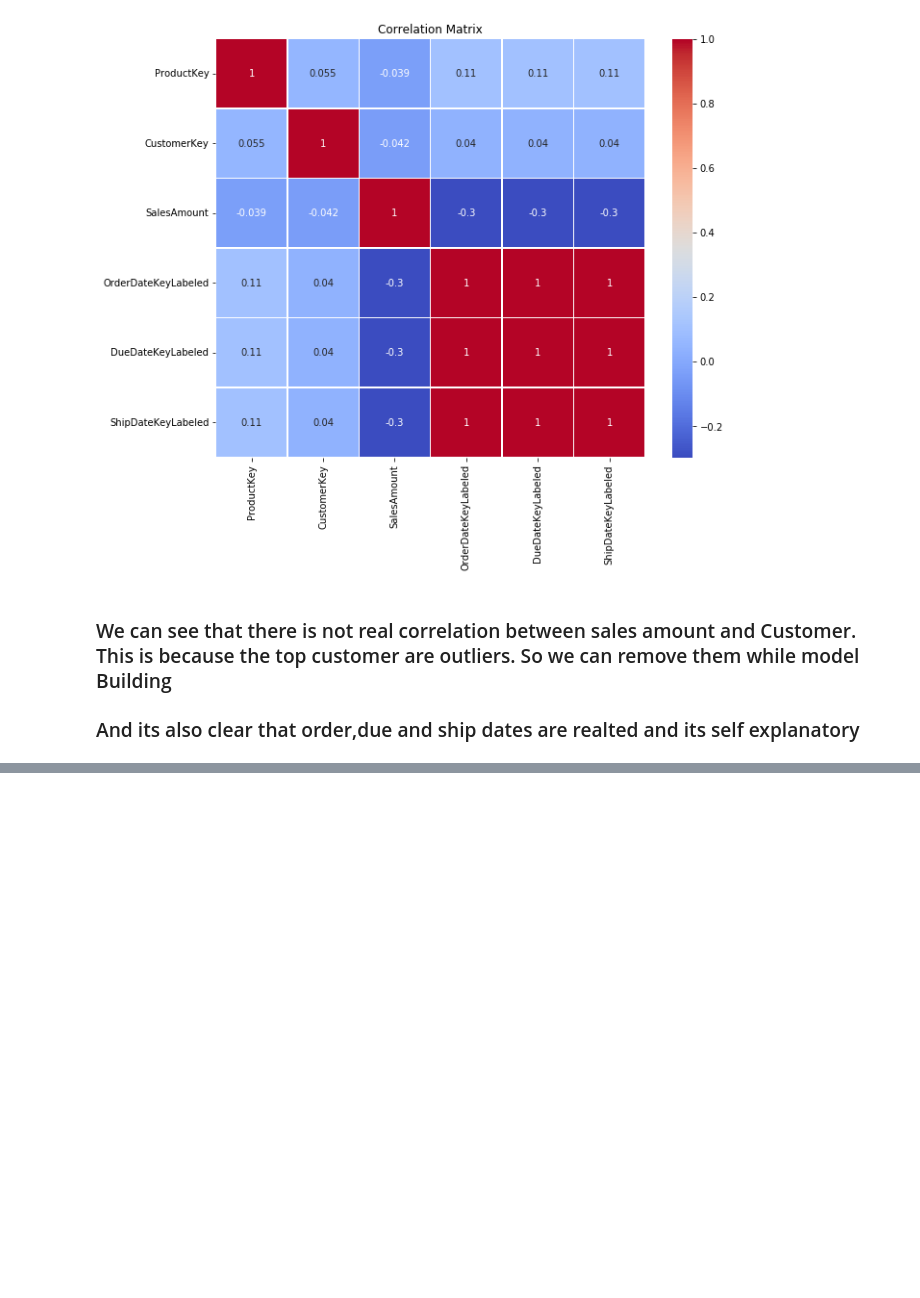
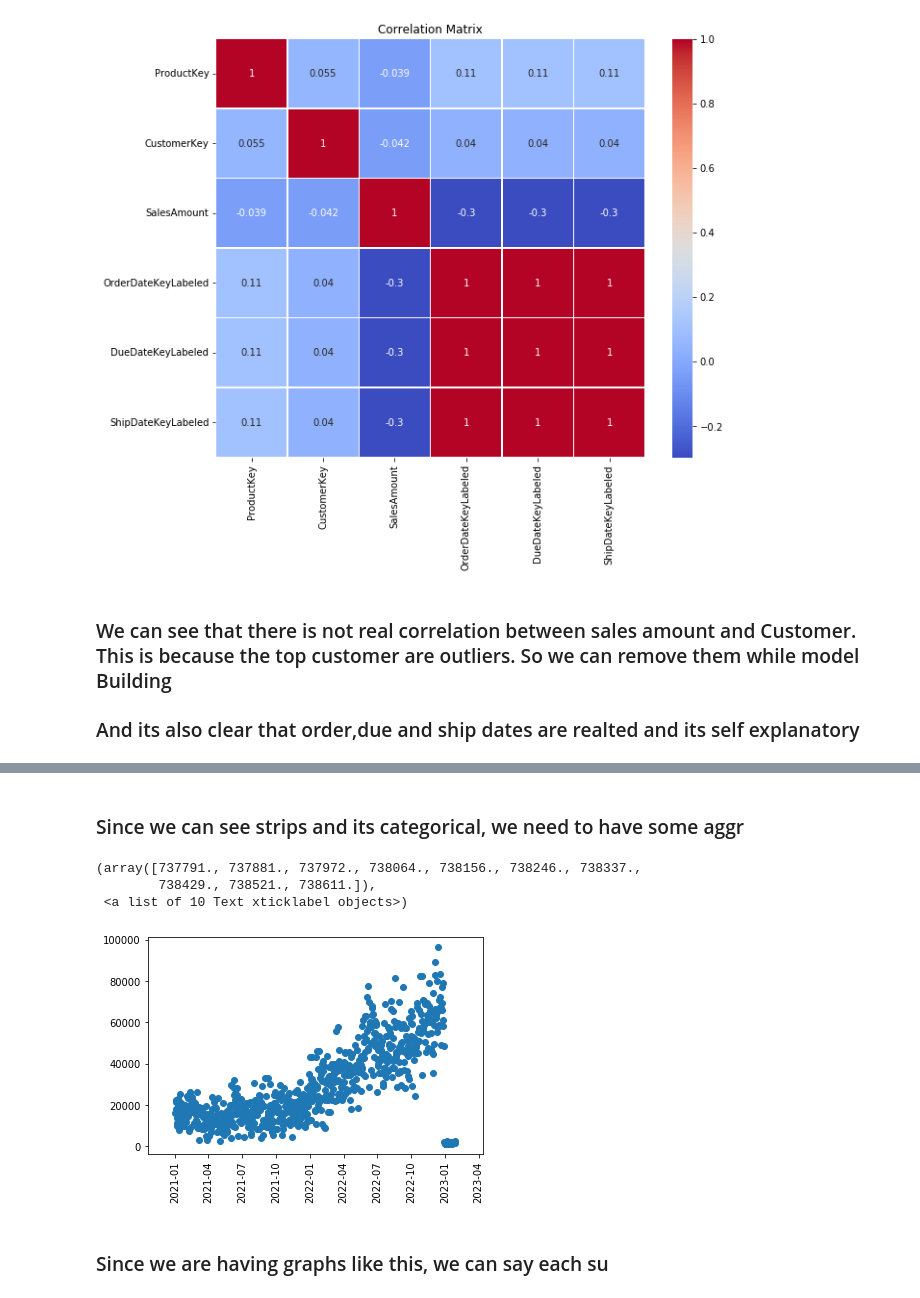
Before and after one commit to Astrasv/Business_Analytics, a Jupyter notebook: EDAs/InternetSales Analysis.ipynb, the cells around one changed output, grey strips where cells are left out. Saved outputs shown, nothing was run; the diff lists cells and outputs as text; code cells hidden in the pictures; blank space fills up the shorter version.

```diff
--- a/EDAs/InternetSales Analysis.ipynb
+++ b/EDAs/InternetSales Analysis.ipynb
@@ -222,0 +231,13 @@ plt.show()
+# %% [markdown]
+### Since we can see strips and its categorical, we need to have some aggr
+# %%
+grouped = fact_internet_sales.groupby("OrderDateKey")["SalesAmount"].sum()
+plt.scatter(grouped.index, grouped)
+plt.xticks(rotation=90)
+# %% [output]
+(array([737791., 737881., 737972., 738064., 738156., 738246., 738337.,
+        738429., 738521., 738611.]),
+ <a list of 10 Text xticklabel objects>)
+[figure, added]
+# %% [markdown]
+### Since we are having graphs like this, we can say each su
```
Also changed, not shown: parts of 5 cells of this notebook.
